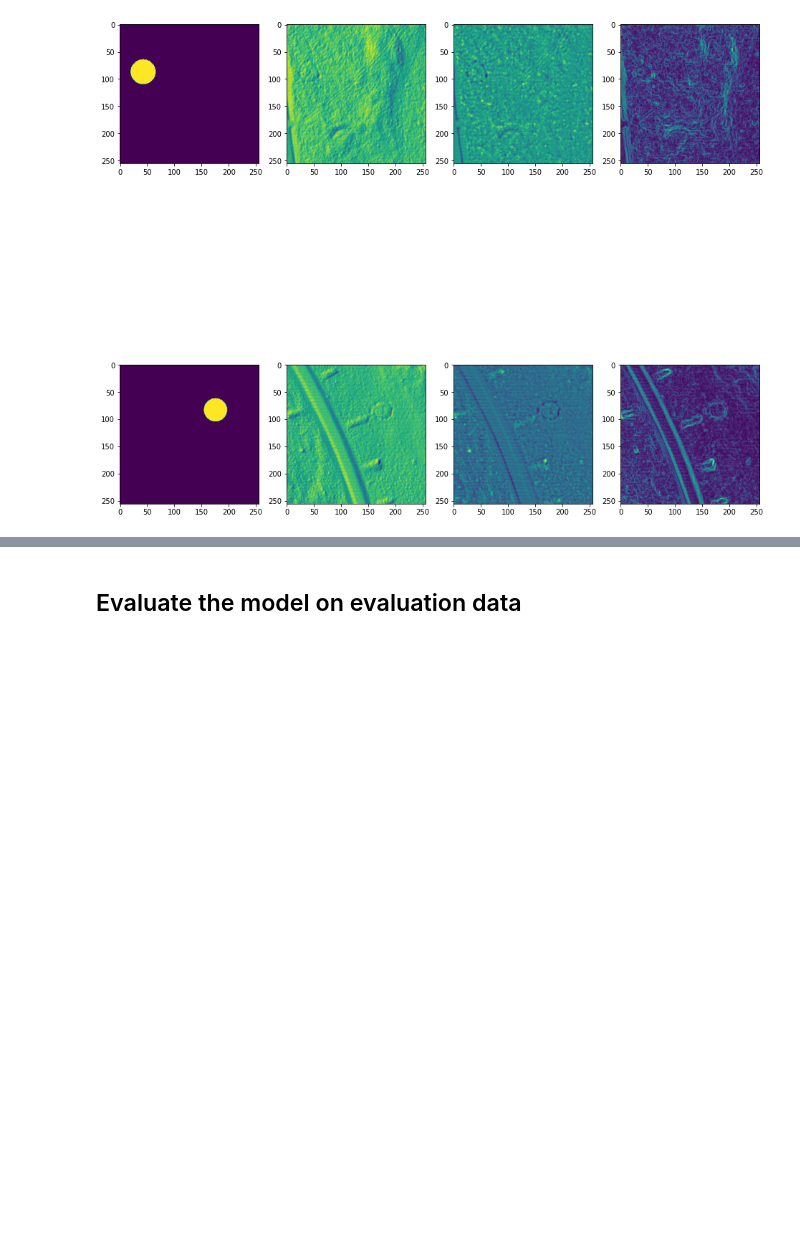
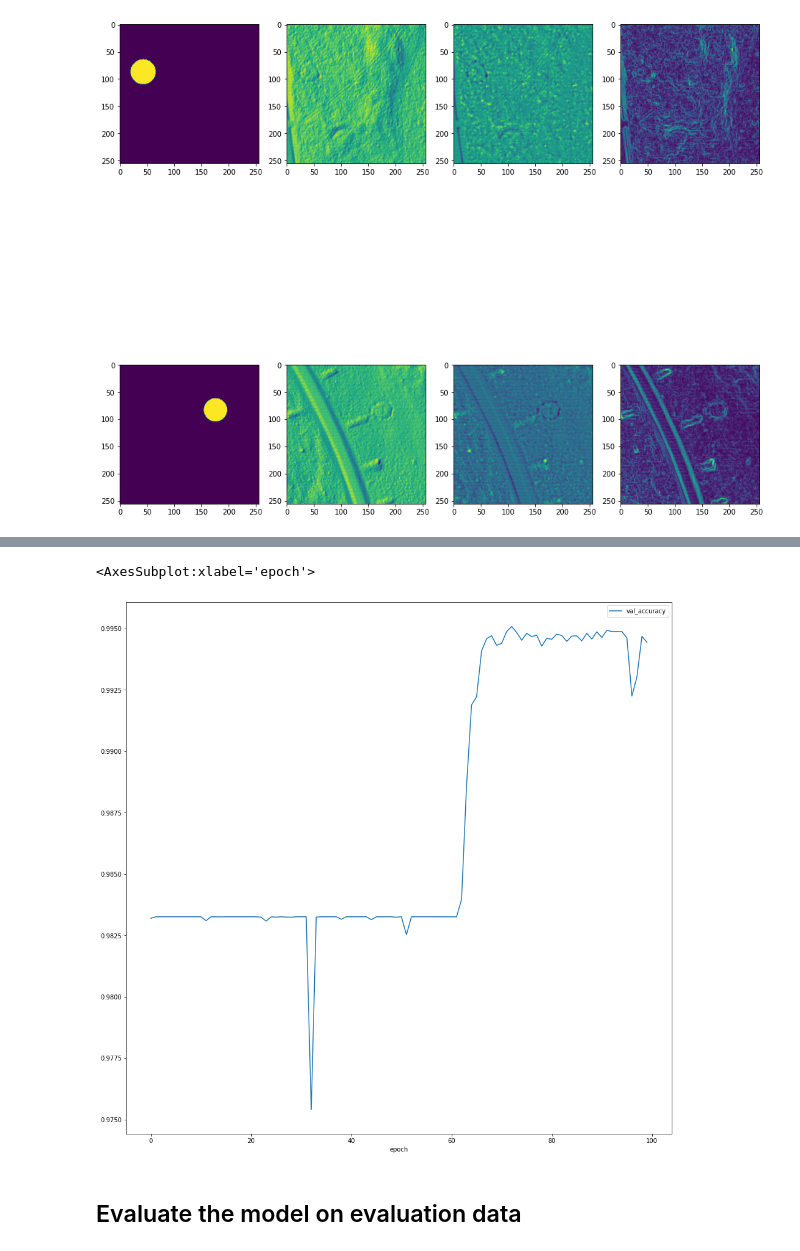
Before and after one commit to williamlidberg/Detection-of-hunting-pits-using-airborne-laser-scanning-and-deep-learning, a Jupyter notebook: Williams notes.ipynb, the cells around one changed output, grey strips where cells are left out. Saved outputs shown, nothing was run; the diff lists cells and outputs as text; code cells hidden in the pictures; blank space fills up the shorter version.

```diff
--- a/Williams notes.ipynb
+++ b/Williams notes.ipynb
@@ -217,5 +229,13 @@ New Epoch
 New Epoch
 New Epoch
 New Epoch
+# %%
+import pandas as pd
+df = pd.read_csv('/workspace/data/logfiles/log11/log.csv', sep =';')
+#df.head()
+df.plot(x ='epoch', y='val_accuracy', kind = 'line')
+# %% [output]
+<AxesSubplot:xlabel='epoch'>
+[figure, added]
 # %% [markdown]
 ## Evaluate the model on evaluation data
```
Also changed, not shown: parts of 19 cells of this notebook, 3 other files.
